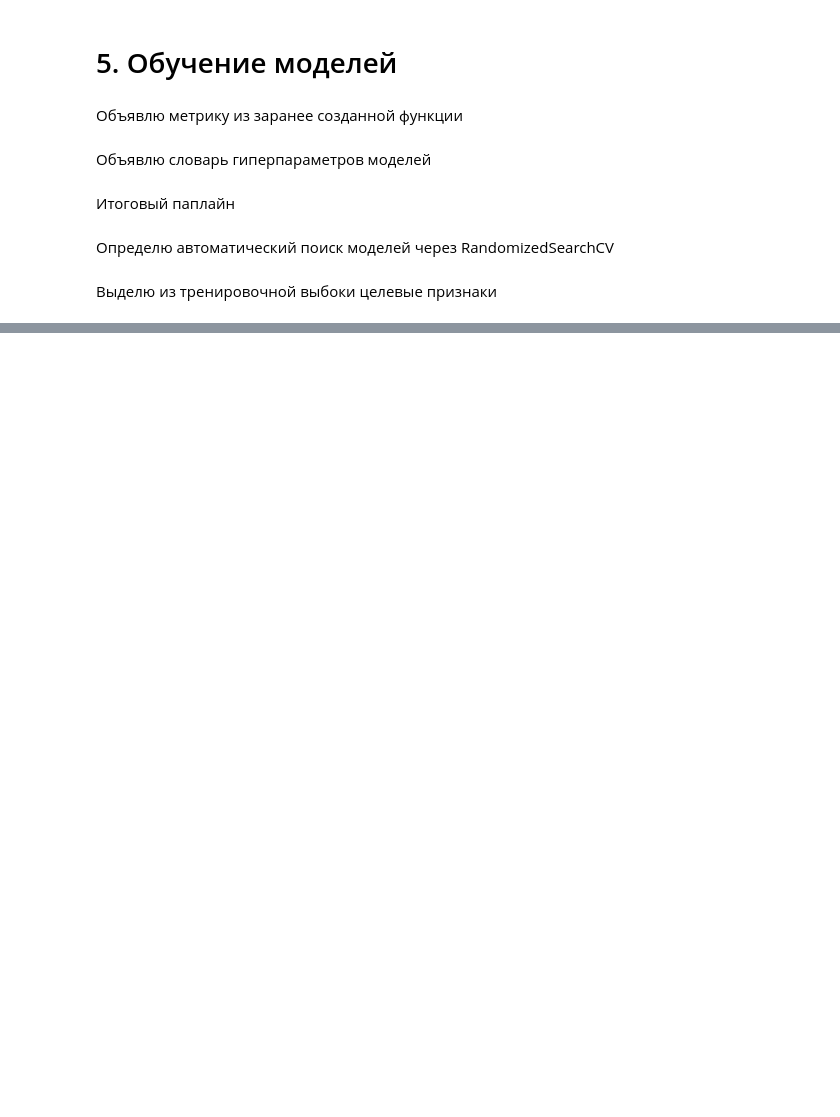
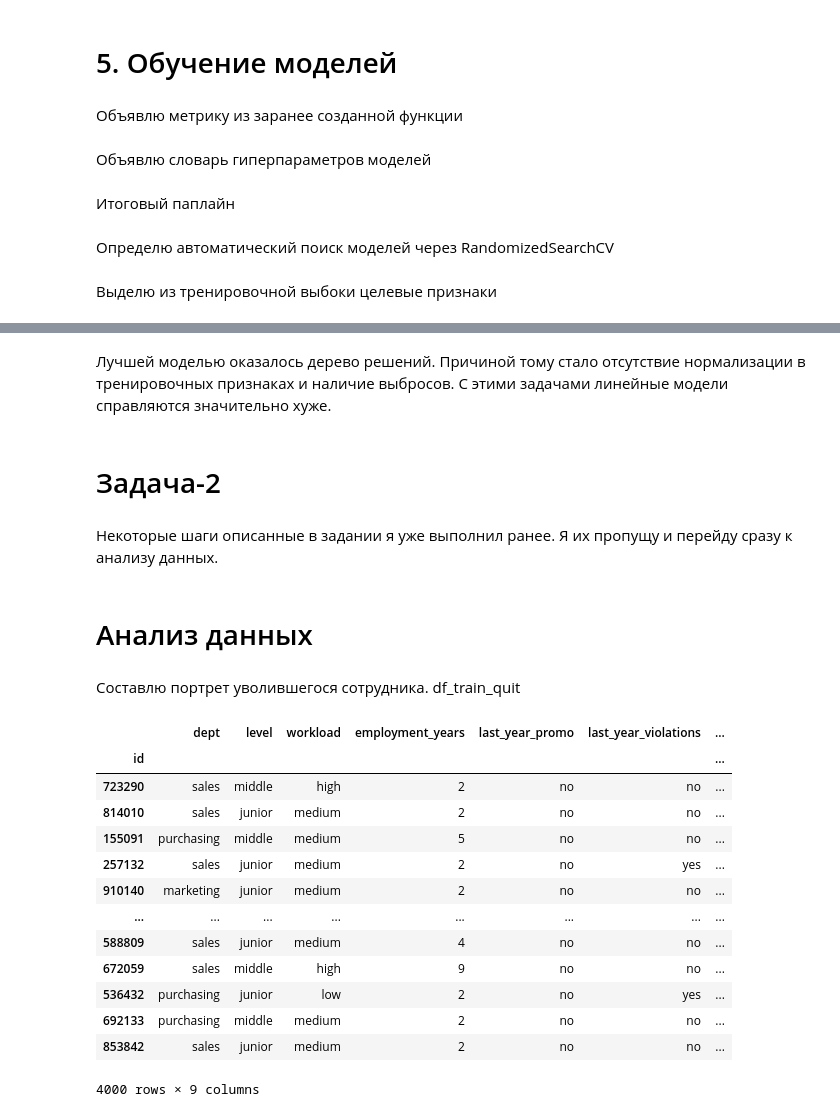
Before and after one commit to kapa6ac/project2, a Jupyter notebook: HR/hr_v1.ipynb, the cells around one changed output, grey strips where cells are left out. Saved outputs shown, nothing was run; the diff lists cells and outputs as text; code cells hidden in the pictures; blank space fills up the shorter version.

```diff
--- a/HR/hr_v1.ipynb
+++ b/HR/hr_v1.ipynb
@@ -656,0 +645,29 @@ print(y_test_pred)
+# %% [markdown]
+Лучшей моделью оказалось дерево решений. Причиной тому стало отсутствие нормализации в тренировочных признаках и наличие выбросов. С этими задачами линейные модели справляются значительно хуже.
+# %% [markdown]
+# Задача-2
+# %% [markdown]
+Некоторые шаги описанные в задании я уже выполнил ранее. Я их пропущу и перейду сразу к анализу данных.
+# %% [markdown]
+<a id='t007'></a>
+#  Анализ данных
+# %% [markdown]
+Составлю портрет уволившегося сотрудника. df_train_quit
+# %%
+df_train_quit = df_train_quit.set_index('id')
+display(df_train_quit)
+# %% [output]
+|  | dept | level | workload | employment_years | last_year_promo | last_year_violations | ... |
+| id |  |  |  |  |  |  | ... |
+| 723290 | sales | middle | high | 2 | no | no | ... |
+| 814010 | sales | junior | medium | 2 | no | no | ... |
+| 155091 | purchasing | middle | medium | 5 | no | no | ... |
+| 257132 | sales | junior | medium | 2 | no | yes | ... |
+| 910140 | marketing | junior | medium | 2 | no | no | ... |
+| ... | ... | ... | ... | ... | ... | ... | ... |
+| 588809 | sales | junior | medium | 4 | no | no | ... |
+| 672059 | sales | middle | high | 9 | no | no | ... |
+| 536432 | purchasing | junior | low | 2 | no | yes | ... |
+| 692133 | purchasing | middle | medium | 2 | no | no | ... |
+| 853842 | sales | junior | medium | 2 | no | no | ... |
+4000 rows × 9 columns
```
Also changed, not shown: parts of 22 cells of this notebook, 1 other file.
